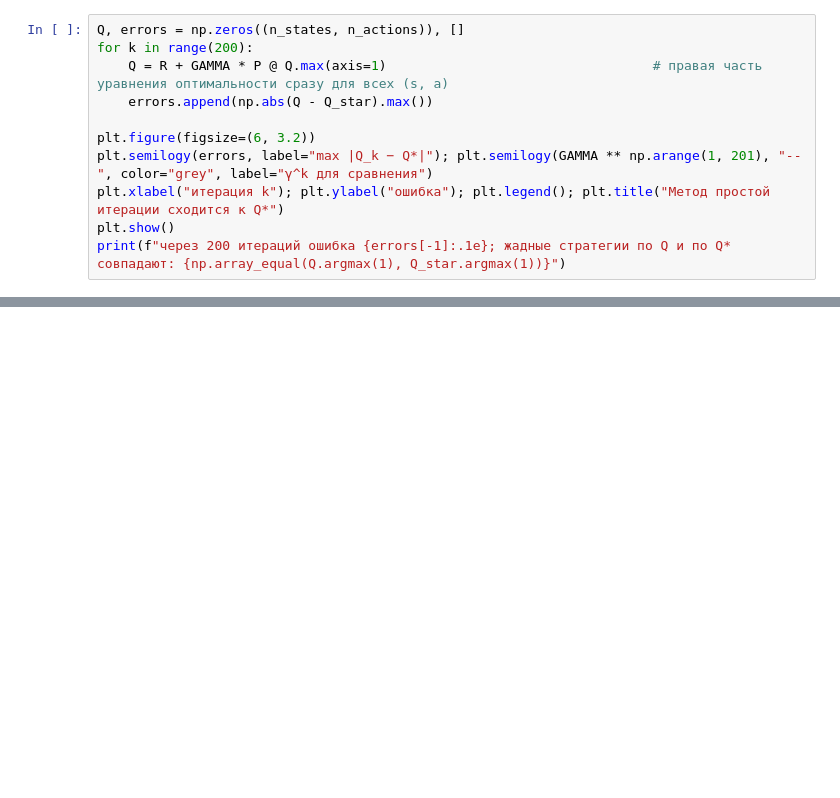
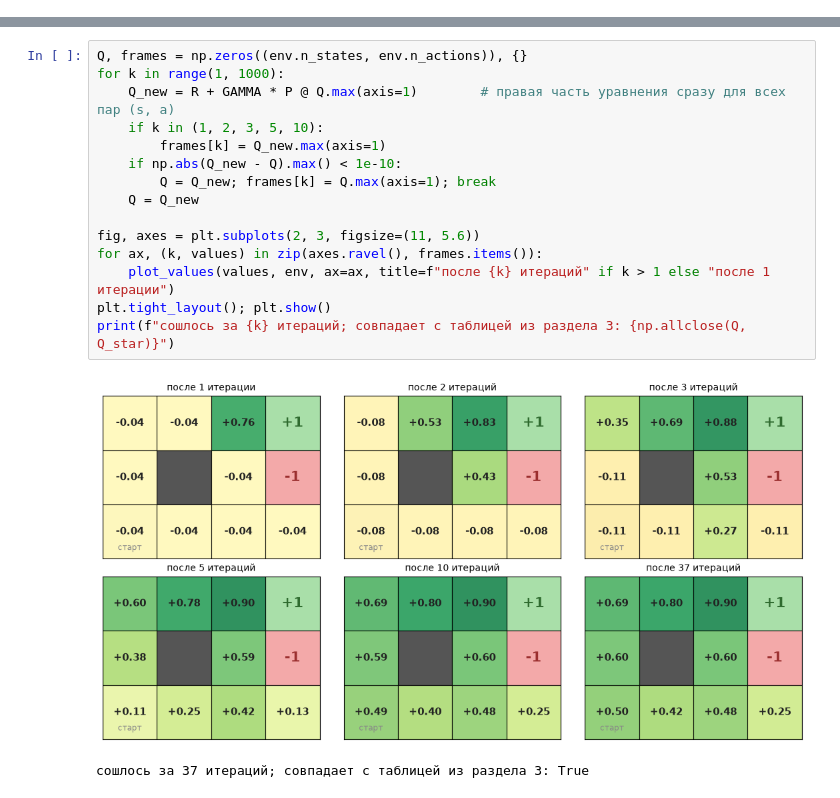
Before and after one commit to IlyaChichkanov/Reinforcement-learning, a Jupyter notebook: 02-environments/lecture/lecture.ipynb, the cells around one changed output, grey strips where cells are left out. Saved outputs shown, nothing was run; the diff lists cells and outputs as text; blank space fills up the shorter version.

```diff
--- a/02-environments/lecture/lecture.ipynb
+++ b/02-environments/lecture/lecture.ipynb
@@ -244,11 +0,0 @@ $$
-# %%
-Q, errors = np.zeros((n_states, n_actions)), []
-for k in range(200):
-    Q = R + GAMMA * P @ Q.max(axis=1)                                  # правая часть уравнения оптимальности сразу для всех (s, a)
-    errors.append(np.abs(Q - Q_star).max())
-
-plt.figure(figsize=(6, 3.2))
-plt.semilogy(errors, label="max |Q_k − Q*|"); plt.semilogy(GAMMA ** np.arange(1, 201), "--", color="grey", label="γ^k для сравнения")
-plt.xlabel("итерация k"); plt.ylabel("ошибка"); plt.legend(); plt.title("Метод простой итерации сходится к Q*")
-plt.show()
-print(f"через 200 итераций ошибка {errors[-1]:.1e}; жадные стратегии по Q и по Q* совпадают: {np.array_equal(Q.argmax(1), Q_star.argmax(1))}")
@@ -494,0 +171,18 @@ print(f"наибольшее расхождение с Q*: {np.abs(Q - Q_star).m
+# %%
+Q, frames = np.zeros((env.n_states, env.n_actions)), {}
+for k in range(1, 1000):
+    Q_new = R + GAMMA * P @ Q.max(axis=1)        # правая часть уравнения сразу для всех пар (s, a)
+    if k in (1, 2, 3, 5, 10):
+        frames[k] = Q_new.max(axis=1)
+    if np.abs(Q_new - Q).max() < 1e-10:
+        Q = Q_new; frames[k] = Q.max(axis=1); break
+    Q = Q_new
+
+fig, axes = plt.subplots(2, 3, figsize=(11, 5.6))
+for ax, (k, values) in zip(axes.ravel(), frames.items()):
+    plot_values(values, env, ax=ax, title=f"после {k} итераций" if k > 1 else "после 1 итерации")
+plt.tight_layout(); plt.show()
+print(f"сошлось за {k} итераций; совпадает с таблицей из раздела 3: {np.allclose(Q, Q_star)}")
+# %% [output]
+[figure, added]
+сошлось за 37 итераций; совпадает с таблицей из раздела 3: True
```
Also changed, not shown: parts of 51 cells of this notebook, 14 other files.
